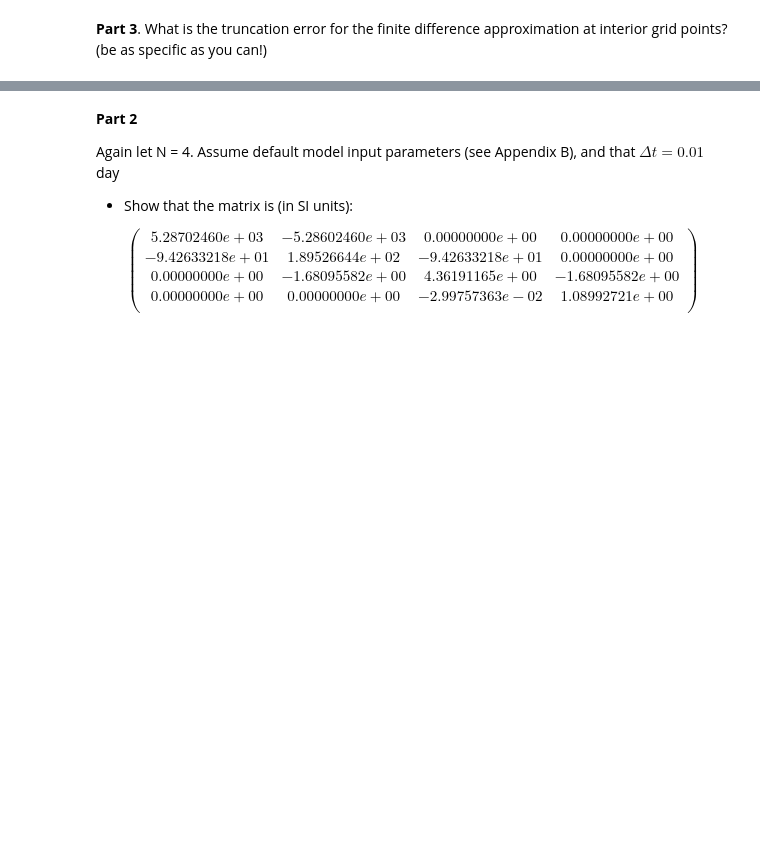
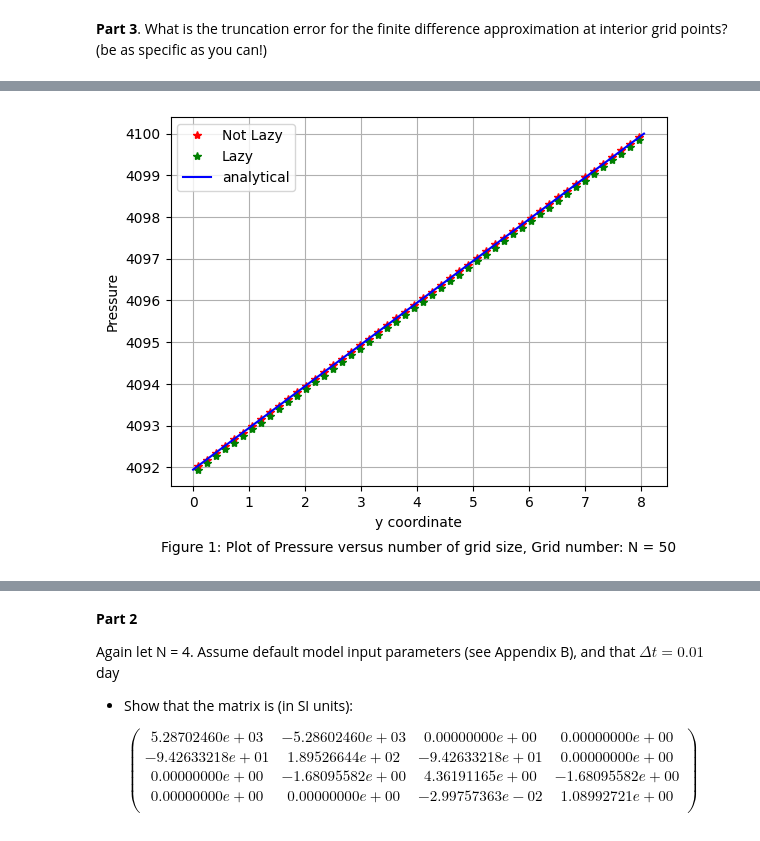
Before and after one commit to waves-stats/MOD_510_2023_autumn, a Jupyter notebook: Jing/project2_Jing.ipynb, the cells around one changed output, grey strips where cells are left out. Cells and saved outputs as stored; diff of their text form; code cells hidden in the pictures; blank space fills up the shorter version.

```diff
--- a/Jing/project2_Jing.ipynb
+++ b/Jing/project2_Jing.ipynb
@@ -91,0 +334,5 @@ $$\begin{pmatrix}
+# %%
+p50 = PressureSolverSimple(N = 50)
+p50.plot()
+# %% [output]
+[figure, added]
```
Also changed, not shown: parts of 20 cells of this notebook.
